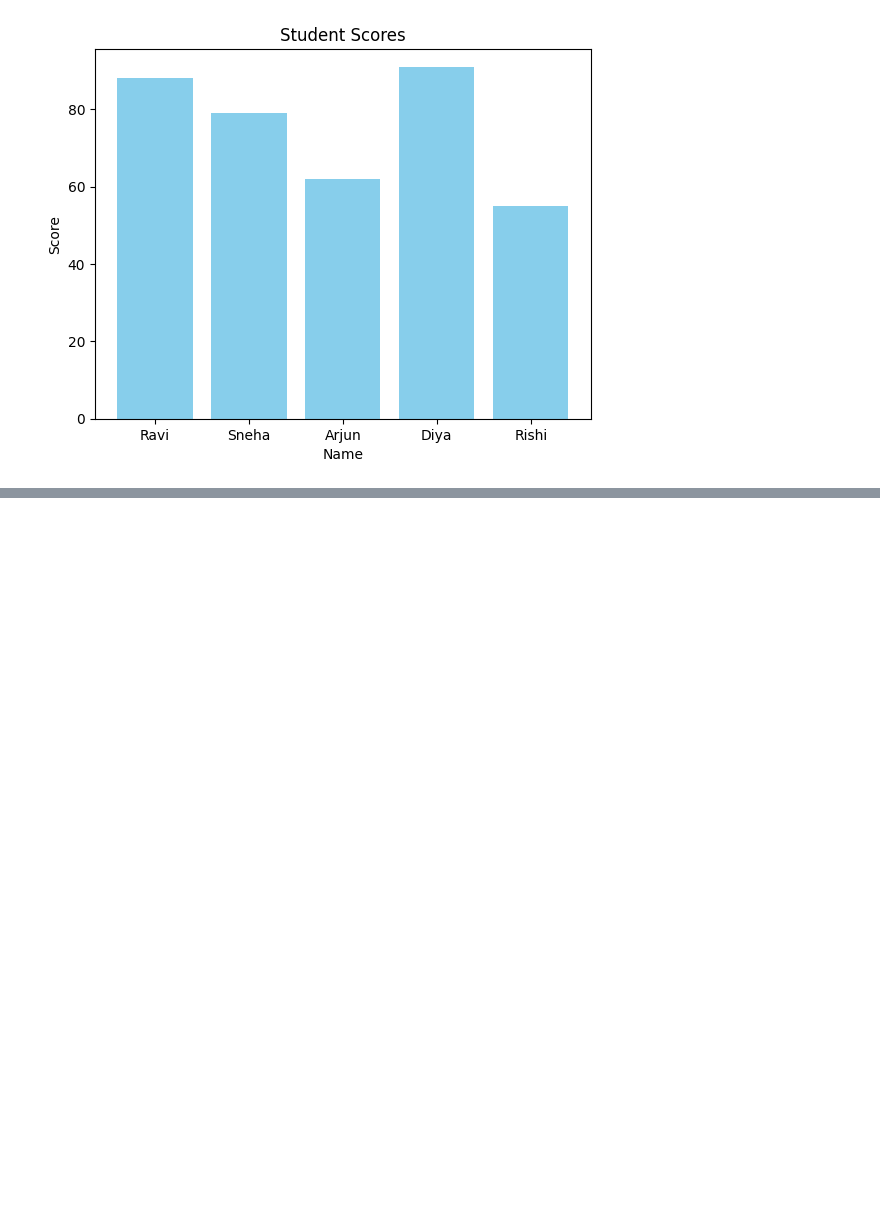
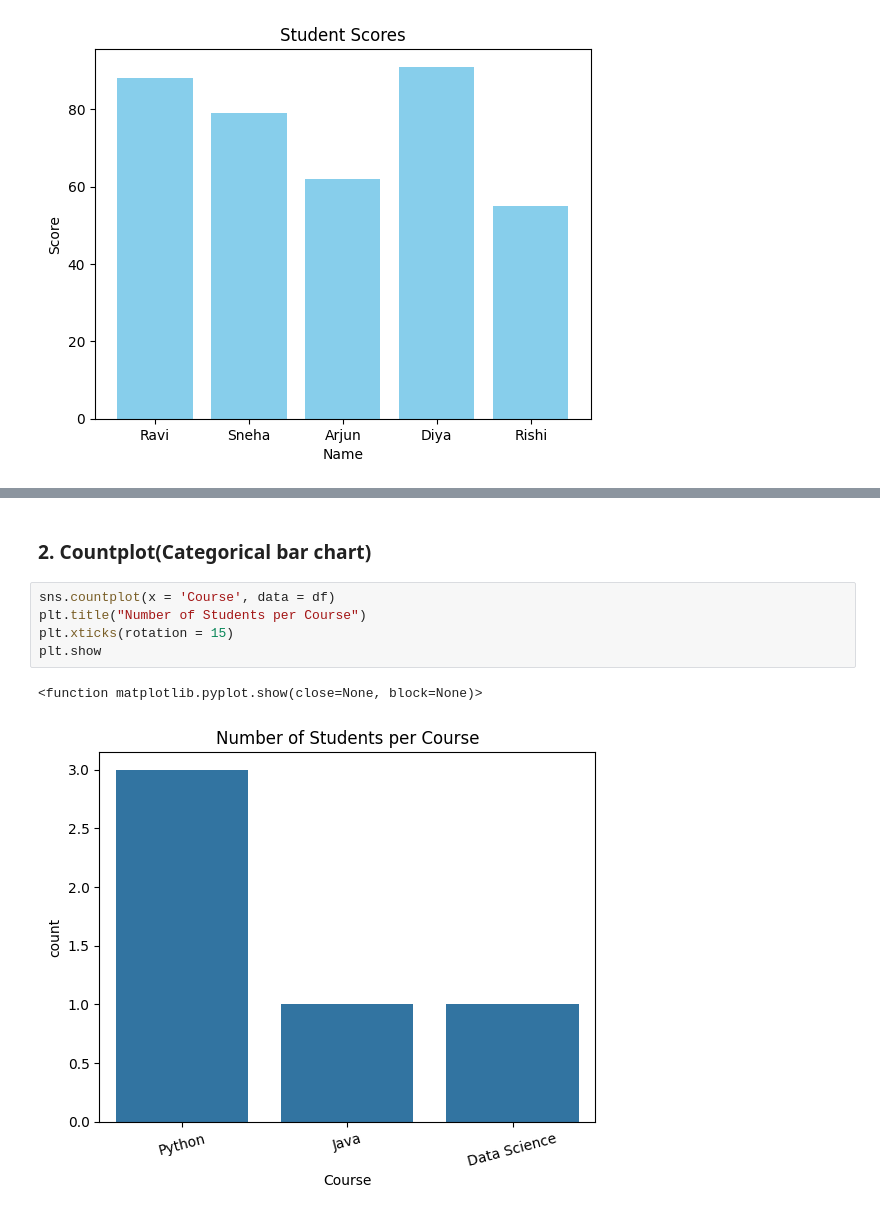
Before and after one commit to vibhorrrrr/Data-Analytics, a Jupyter notebook: visualization.ipynb, the cells around one changed output, grey strips where cells are left out. Drawn from its saved outputs; the diff is of its cells as text; blank space fills up the shorter version.

```diff
--- a/visualization.ipynb
+++ b/visualization.ipynb
@@ -58,0 +77,10 @@ plt.show()
+# %% [markdown]
+### **2. Countplot(Categorical bar chart)**
+# %%
+sns.countplot(x = 'Course', data = df)
+plt.title("Number of Students per Course")
+plt.xticks(rotation = 15)
+plt.show
+# %% [output]
+<function matplotlib.pyplot.show(close=None, block=None)>
+[figure, added]
```
Also changed, not shown: parts of 7 cells of this notebook.
